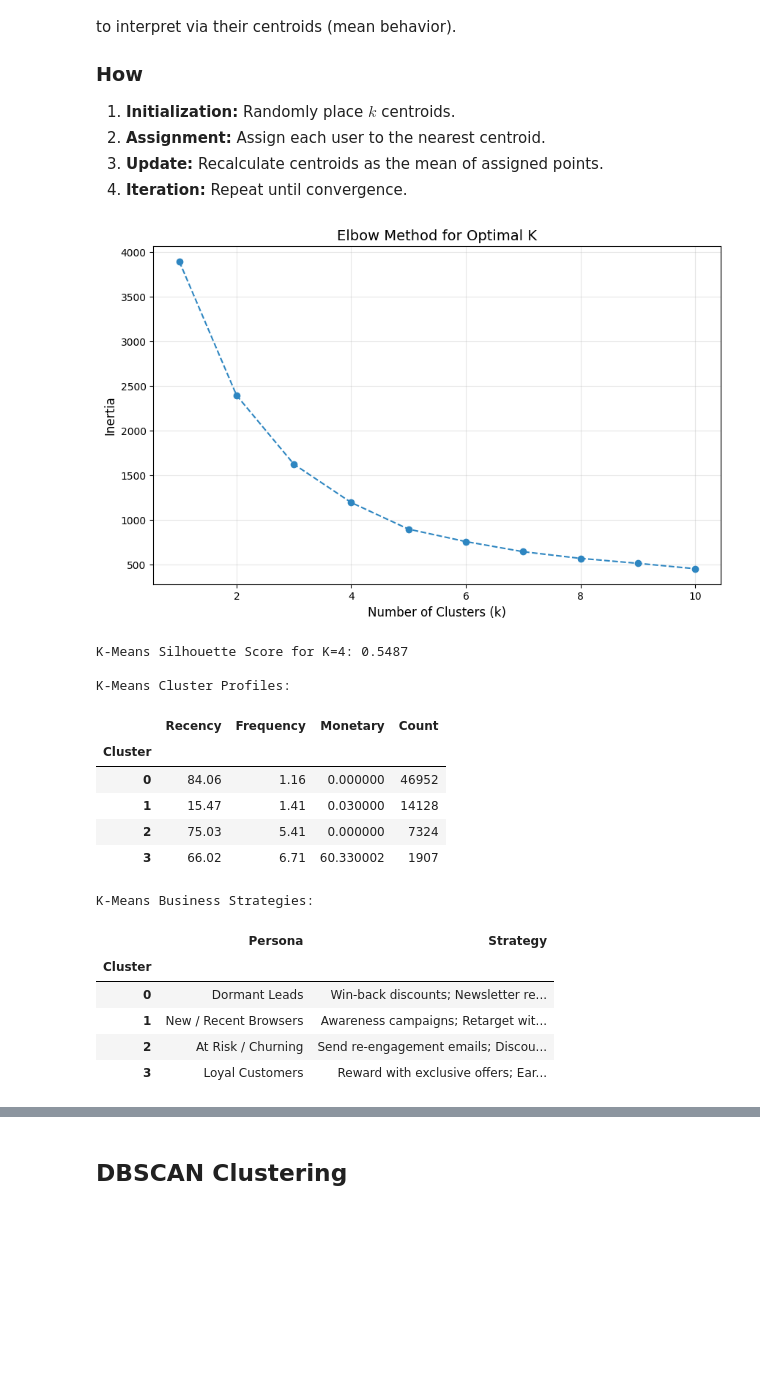
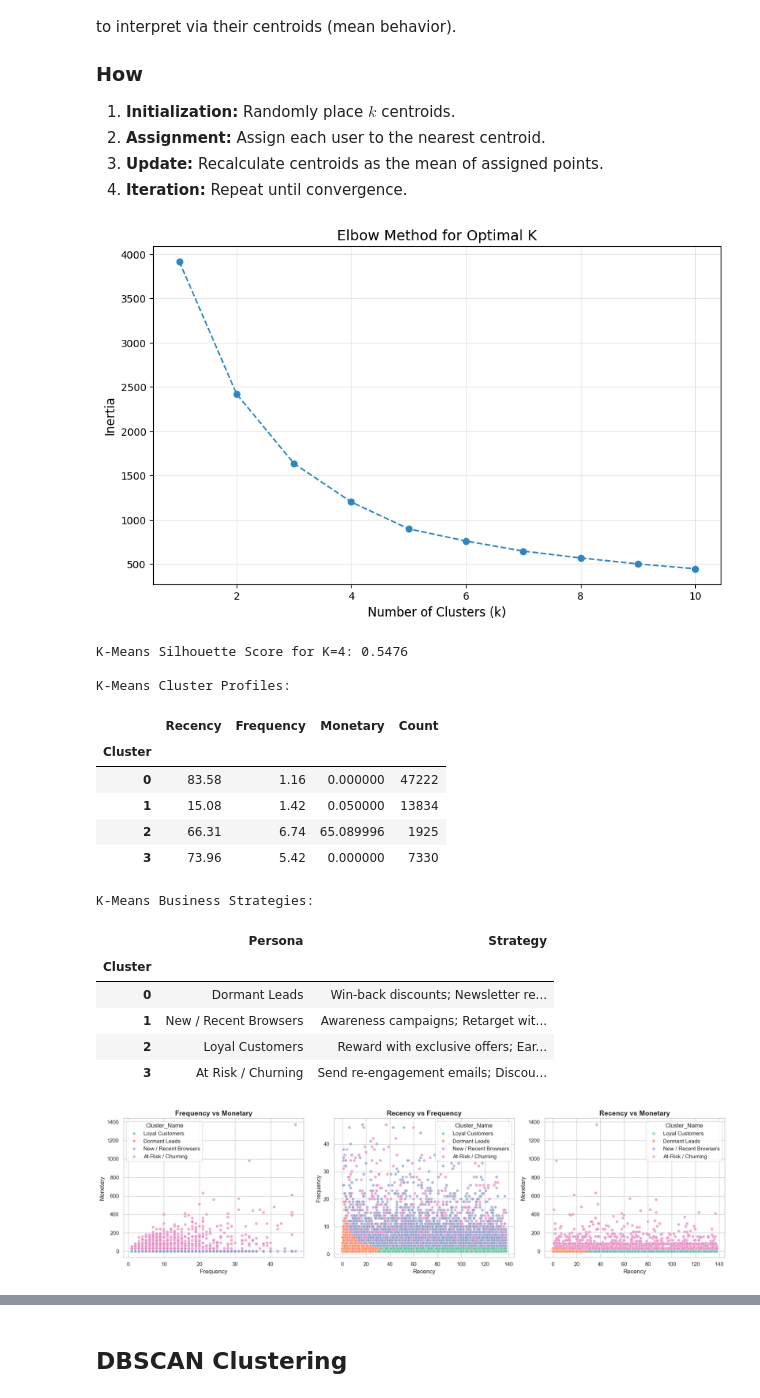
Before and after one commit to baokhanh1410/clustering_retailrocket_recommender_system, a Jupyter notebook: main.ipynb, the cells around one changed output, grey strips where cells are left out. Cells and saved outputs as stored; diff of their text form; code cells hidden in the pictures; blank space fills up the shorter version.

```diff
--- a/main.ipynb
+++ b/main.ipynb
@@ -427,41 +430,54 @@ It is highly efficient for large datasets and provides spherical clusters that a
 # %%
 # 1. Find optimal K in Elbow Method
 plot_elbow_kmeans(kmeans_dataset)
 
 # 2. Train final model
 k_optimal = 4
 kmeans_labels = run_kmeans(kmeans_dataset, k=k_optimal)
 
 # 3. Evaluate the Silhouette Score
 kmeans_silhouette = calculate_silhouette(kmeans_dataset, kmeans_labels)
 print(f"K-Means Silhouette Score for K={k_optimal}: {kmeans_silhouette:.4f}")
 
 # 4. Cluster Profiling
 # Use unscaled RFM data matching the sampled indices to get interpretable profiles
 kmeans_rfm = rfm_df.loc[kmeans_dataset.index]
 kmeans_profiles = get_cluster_profiles(kmeans_rfm, kmeans_labels)
 print("\nK-Means Cluster Profiles:")
 display(kmeans_profiles)
 
 # 5. Business Strategies
 kmeans_strategies = get_business_strategies(kmeans_profiles, global_baseline)
 print("\nK-Means Business Strategies:")
 display(kmeans_strategies)
+
+archetype_mapping = {
+    0: 'Loyal Customers',
+    1: 'Dormant Leads',
+    2: 'At-Risk / Churning',
+    3: 'New / Recent Browsers'
+}
+
+# Call the visualization function
+plot_rfm_clusters(rfm_df=kmeans_rfm,
+                  cluster_labels=kmeans_labels,
+                  cluster_names=archetype_mapping)
 # %% [output]
 [figure]
-K-Means Silhouette Score for K=4: 0.5487
+K-Means Silhouette Score for K=4: 0.5476
 
 K-Means Cluster Profiles:
 |  | Recency | Frequency | Monetary | Count |
 | Cluster |  |  |  |  |
-| 0 | 84.06 | 1.16 | 0.000000 | 46952 |
-| 1 | 15.47 | 1.41 | 0.030000 | 14128 |
-| 2 | 75.03 | 5.41 | 0.000000 | 7324 |
-| 3 | 66.02 | 6.71 | 60.330002 | 1907 |
+| 0 | 83.58 | 1.16 | 0.000000 | 47222 |
+| 1 | 15.08 | 1.42 | 0.050000 | 13834 |
+| 2 | 66.31 | 6.74 | 65.089996 | 1925 |
+| 3 | 73.96 | 5.42 | 0.000000 | 7330 |
 K-Means Business Strategies:
 |  | Persona | Strategy |
 | Cluster |  |  |
 | 0 | Dormant Leads | Win-back discounts; Newsletter re... |
 | 1 | New / Recent Browsers | Awareness campaigns; Retarget wit... |
-| 2 | At Risk / Churning | Send re-engagement emails; Discou... |
-| 3 | Loyal Customers | Reward with exclusive offers; Ear... |
+| 2 | Loyal Customers | Reward with exclusive offers; Ear... |
+| 3 | At Risk / Churning | Send re-engagement emails; Discou... |
+[figure, added]
```
Also changed, not shown: parts of 18 cells of this notebook, 2 other files.
